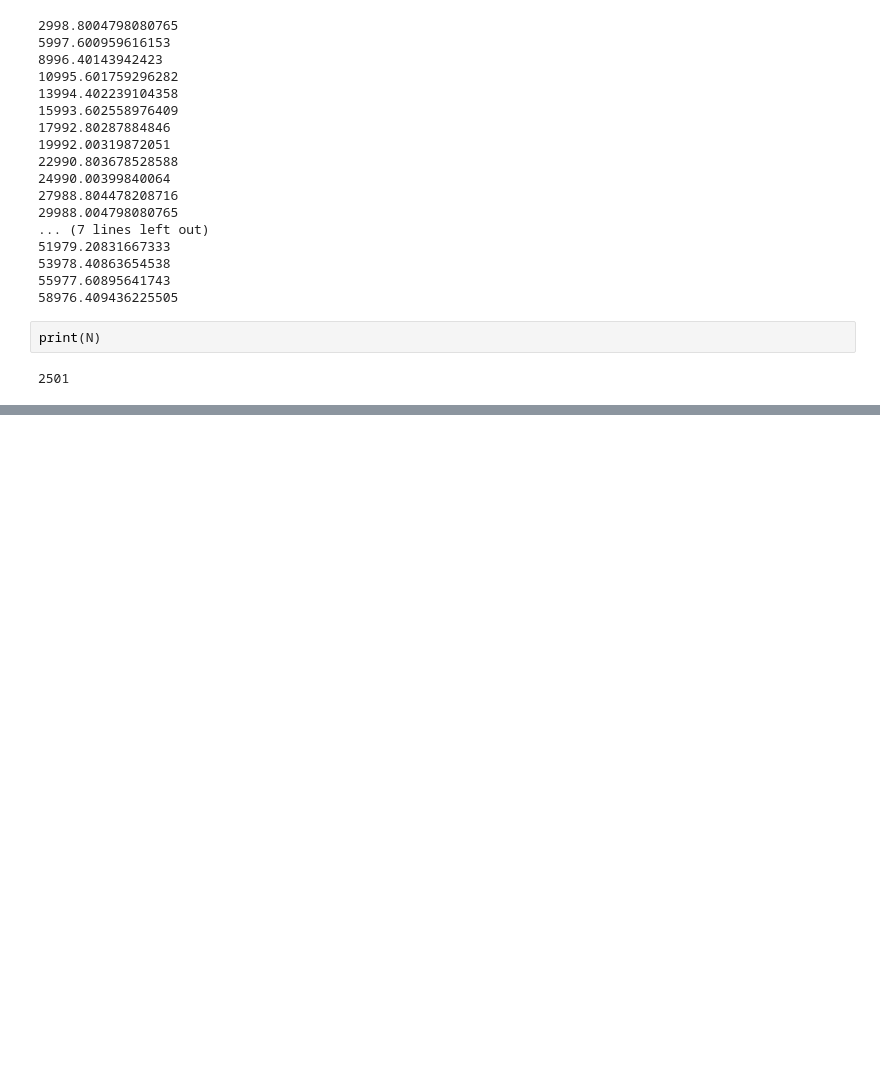
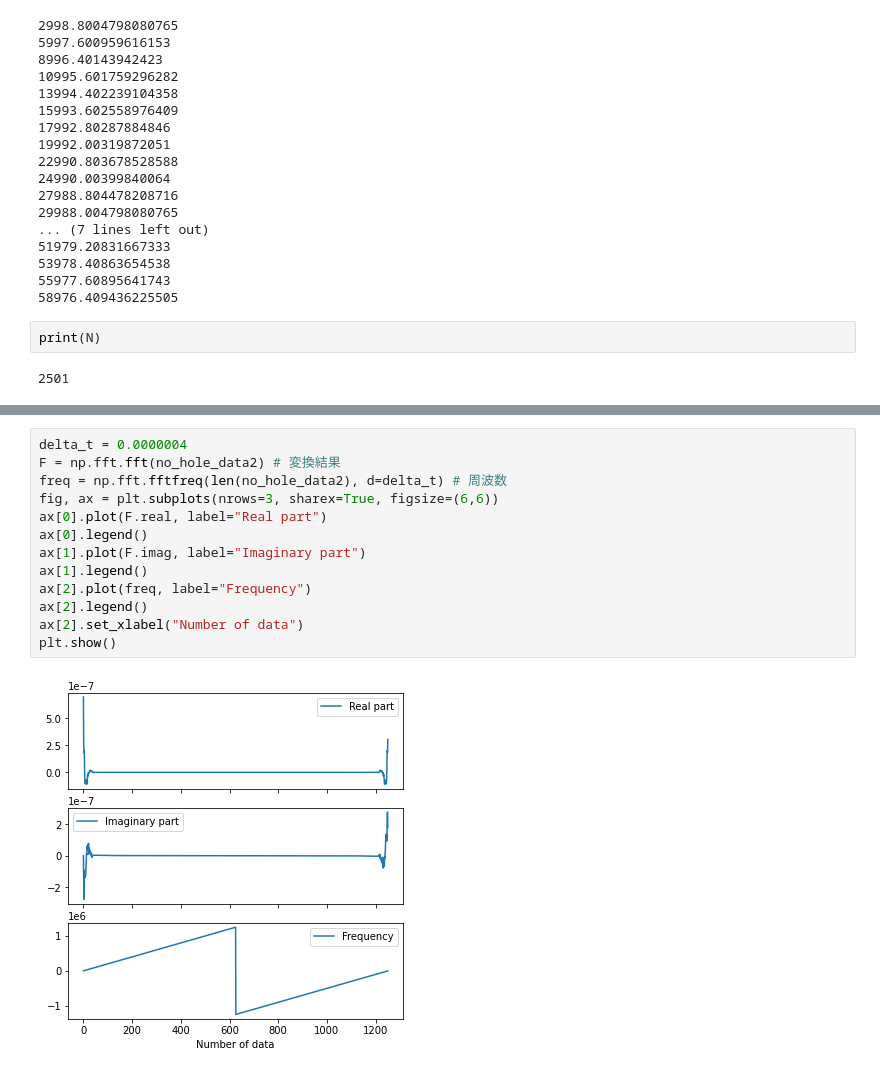
Before and after one commit to shirafuji/graduation_thesis, a Jupyter notebook: machine_learning_master/fft_sample.ipynb, the cells around one changed output, grey strips where cells are left out. Saved outputs shown, nothing was run; the diff lists cells and outputs as text; blank space fills up the shorter version.

```diff
--- a/machine_learning_master/fft_sample.ipynb
+++ b/machine_learning_master/fft_sample.ipynb
@@ -98,0 +126,15 @@ print(N)
+# %%
+delta_t = 0.0000004
+F = np.fft.fft(no_hole_data2) # 変換結果
+freq = np.fft.fftfreq(len(no_hole_data2), d=delta_t) # 周波数
+fig, ax = plt.subplots(nrows=3, sharex=True, figsize=(6,6))
+ax[0].plot(F.real, label="Real part")
+ax[0].legend()
+ax[1].plot(F.imag, label="Imaginary part")
+ax[1].legend()
+ax[2].plot(freq, label="Frequency")
+ax[2].legend()
+ax[2].set_xlabel("Number of data")
+plt.show()
+# %% [output]
+[figure, added]
```
Also changed, not shown: parts of 6 cells of this notebook, 11 other files.
